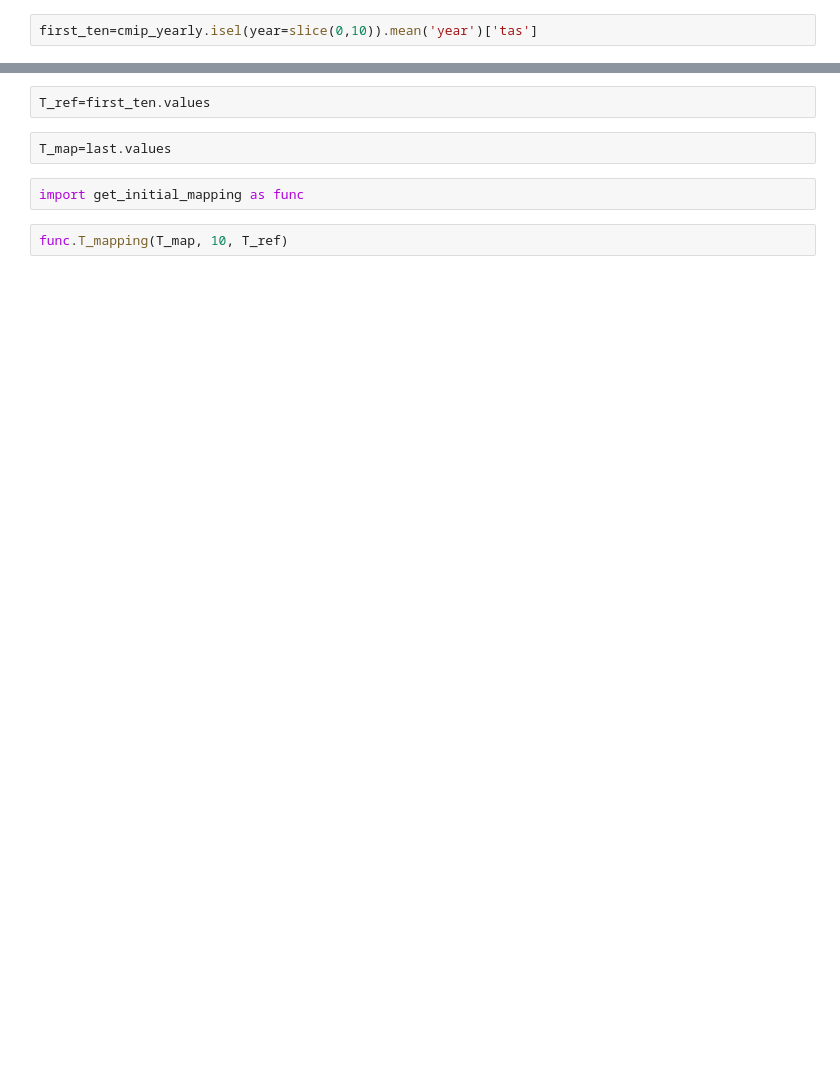
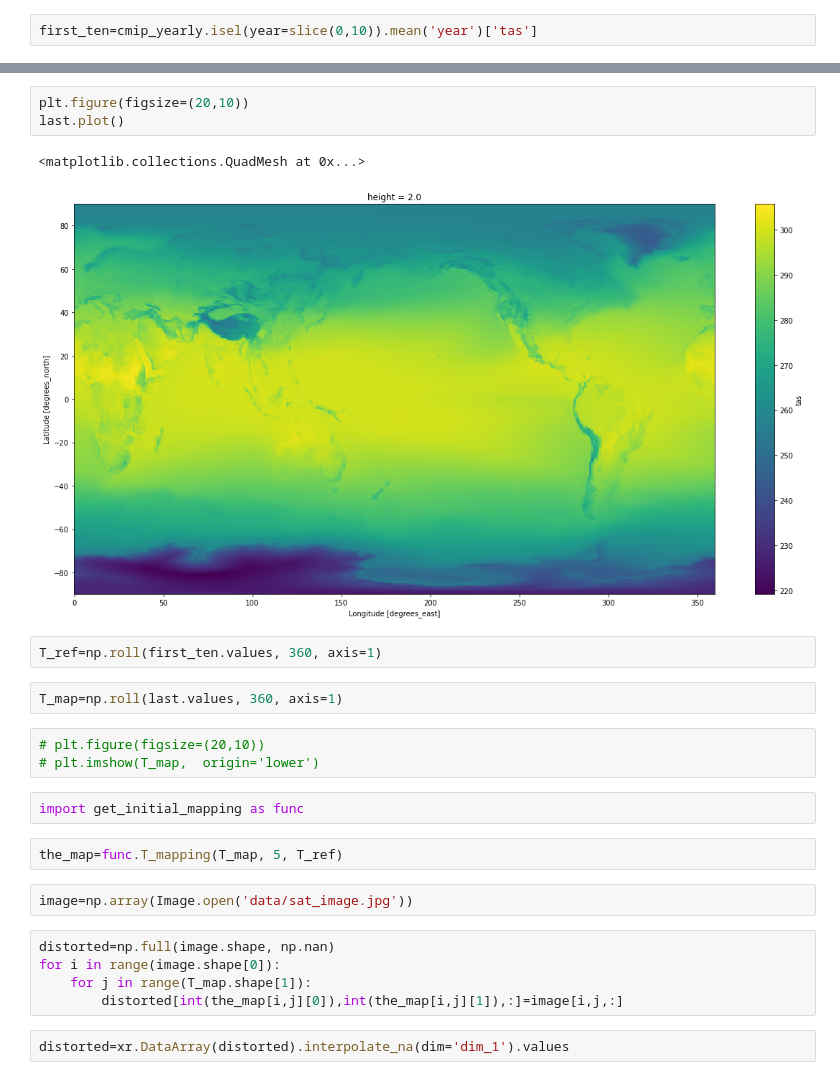
Before and after one commit to paulaharder/ClimateCrisisHackathon_AIArt, a Jupyter notebook: load_data_to_xarray_demo.ipynb, the cells around one changed output, grey strips where cells are left out. Drawn from its saved outputs; the diff is of its cells as text; blank space fills up the shorter version.

```diff
--- a/load_data_to_xarray_demo.ipynb
+++ b/load_data_to_xarray_demo.ipynb
@@ -24,8 +24,26 @@ plt.figure(figsize=(20,10))
+# %%
+plt.figure(figsize=(20,10))
+last.plot()
+# %% [output]
+<matplotlib.collections.QuadMesh at 0x...>
+[figure, added]
 # %%
-T_ref=first_ten.values
+T_ref=np.roll(first_ten.values, 360, axis=1)
 # %%
-T_map=last.values
+T_map=np.roll(last.values, 360, axis=1)
+# %%
+# plt.figure(figsize=(20,10))
+# plt.imshow(T_map,  origin='lower')
 # %%
 import get_initial_mapping as func
 # %%
-func.T_mapping(T_map, 10, T_ref)
+the_map=func.T_mapping(T_map, 5, T_ref)
+# %%
+image=np.array(Image.open('data/sat_image.jpg'))
+# %%
+distorted=np.full(image.shape, np.nan)
+for i in range(image.shape[0]):
+    for j in range(T_map.shape[1]):
+        distorted[int(the_map[i,j][0]),int(the_map[i,j][1]),:]=image[i,j,:]
+# %%
+distorted=xr.DataArray(distorted).interpolate_na(dim='dim_1').values
```
Also changed, not shown: parts of 7 cells of this notebook, 1 other file.
